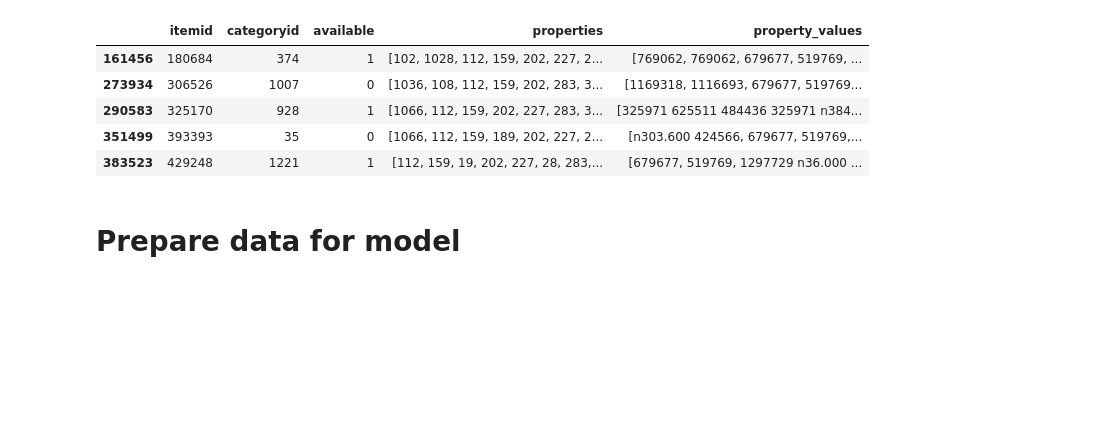
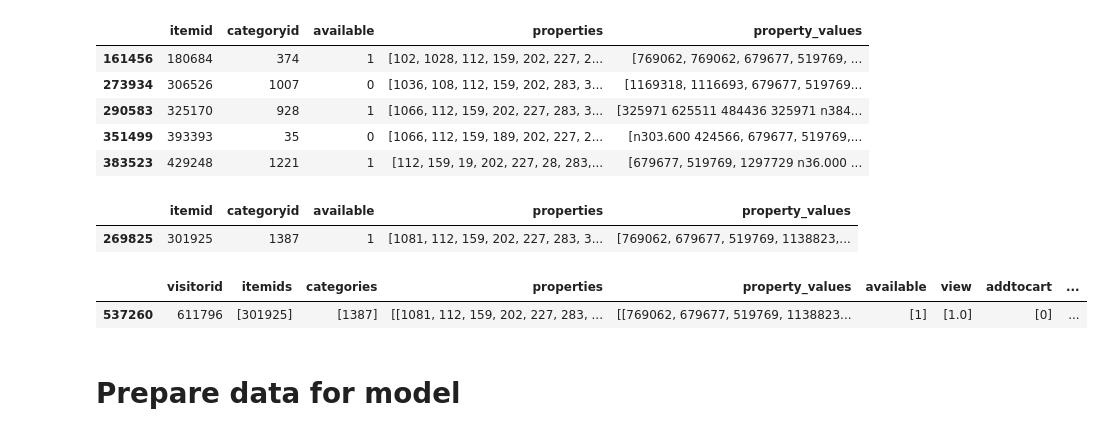
Before and after one commit to tomhuber96/master-thesis-practical-part, a Jupyter notebook: DL/retailrocket/detail_rocket_lstm_attention2.ipynb, the cells around one changed output. Drawn from its saved outputs; the diff is of its cells as text; code cells hidden in the pictures; blank space fills up the shorter version.

```diff
--- a/DL/retailrocket/detail_rocket_lstm_attention2.ipynb
+++ b/DL/retailrocket/detail_rocket_lstm_attention2.ipynb
@@ -388,5 +389,14 @@ getItemDataByTopN(top_n, item_properties)
 | 290583 | 325170 | 928 | 1 | [1066, 112, 159, 202, 227, 283, 3... | [325971 625511 484436 325971 n384... |
 | 351499 | 393393 | 35 | 0 | [1066, 112, 159, 189, 202, 227, 2... | [n303.600 424566, 679677, 519769,... |
 | 383523 | 429248 | 1221 | 1 | [112, 159, 19, 202, 227, 28, 283,... | [679677, 519769, 1297729 n36.000 ... |
+# %%
+# items that the user bought
+display(getItemDataByTopN(df[df.visitorid == 611796].itemids, item_properties))
+display(df[df.visitorid == 611796])
+# %% [output]
+|  | itemid | categoryid | available | properties | property_values |
+| 269825 | 301925 | 1387 | 1 | [1081, 112, 159, 202, 227, 283, 3... | [769062, 679677, 519769, 1138823,... |
+|  | visitorid | itemids | categories | properties | property_values | available | view | addtocart | ... |
+| 537260 | 611796 | [301925] | [1387] | [[1081, 112, 159, 202, 227, 283, ... | [[769062, 679677, 519769, 1138823... | [1] | [1.0] | [0] | ... |
 # %% [markdown]
 # Prepare data for model
```
Also changed, not shown: parts of 2 cells of this notebook, 7 other files.
